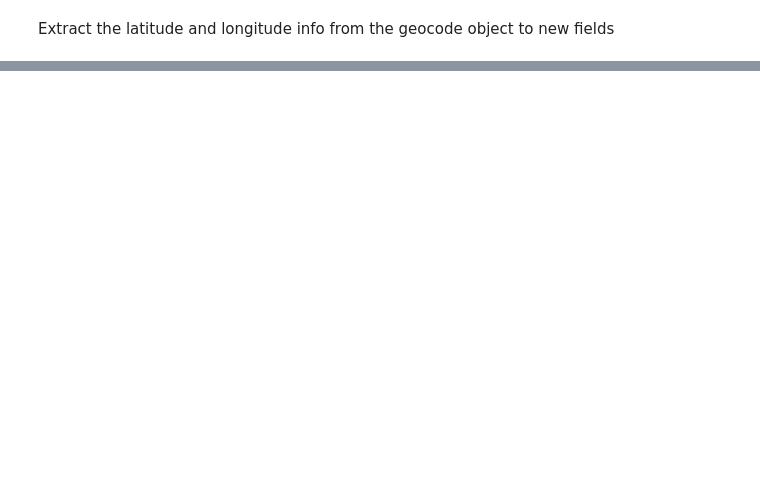
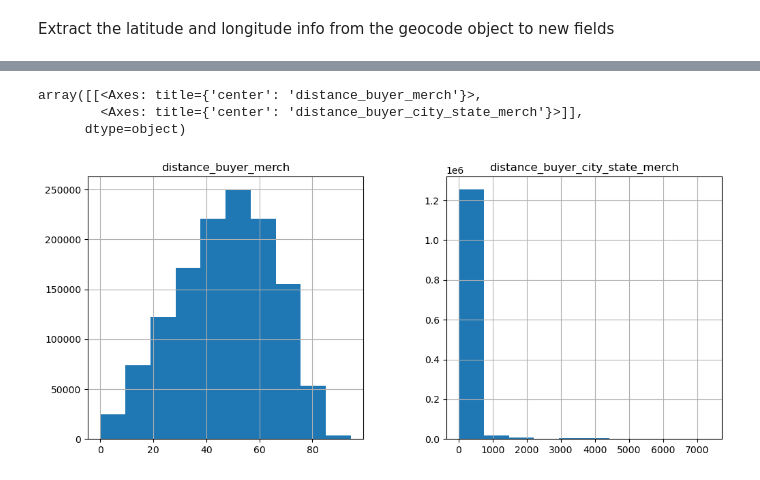
Before and after one commit to OMLDS/OMLDS_ML_Project_2023, a Jupyter notebook: notebooks/feature_eng_distance.ipynb, the cells around one changed output, grey strips where cells are left out. Cells and saved outputs as stored; diff of their text form; code cells hidden in the pictures; blank space fills up the shorter version.

```diff
--- a/notebooks/feature_eng_distance.ipynb
+++ b/notebooks/feature_eng_distance.ipynb
@@ -469,0 +295,8 @@ cc_address_count.loc[cc_address_count["count"]>1]
+# %%
+df_locs["distance_buyer_merch"] = df_locs.apply(
+    lambda x: calc_distance(
+        x["buyer_location"],
+        x["merchant_location"]
+    ),
+    axis=1
+)
@@ -469,0 +359,19 @@ cc_address_count.loc[cc_address_count["count"]>1]
+# %%
+# distance between buyer's city-state loc and merch loc
+df_locs["distance_buyer_city_state_merch"] = df_locs.apply(
+    lambda x: calc_distance(
+        x["buyer_city_state_location"],
+        x["merchant_location"]
+    ),
+    axis=1
+)
+# %%
+# histogram comparison
+fig = plt.figure(figsize=(12,5))
+ax = fig.gca()
+df_locs[["distance_buyer_merch", "distance_buyer_city_state_merch"]].hist(ax=ax)
+# %% [output]
+array([[<Axes: title={'center': 'distance_buyer_merch'}>,
+        <Axes: title={'center': 'distance_buyer_city_state_merch'}>]],
+      dtype=object)
+[figure, added]
```
Also changed, not shown: parts of 102 cells of this notebook.
